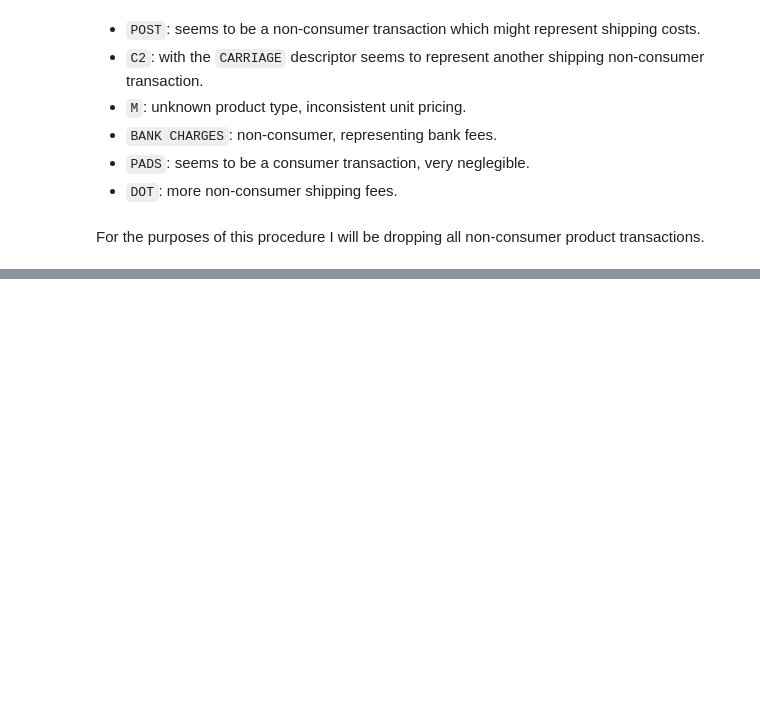
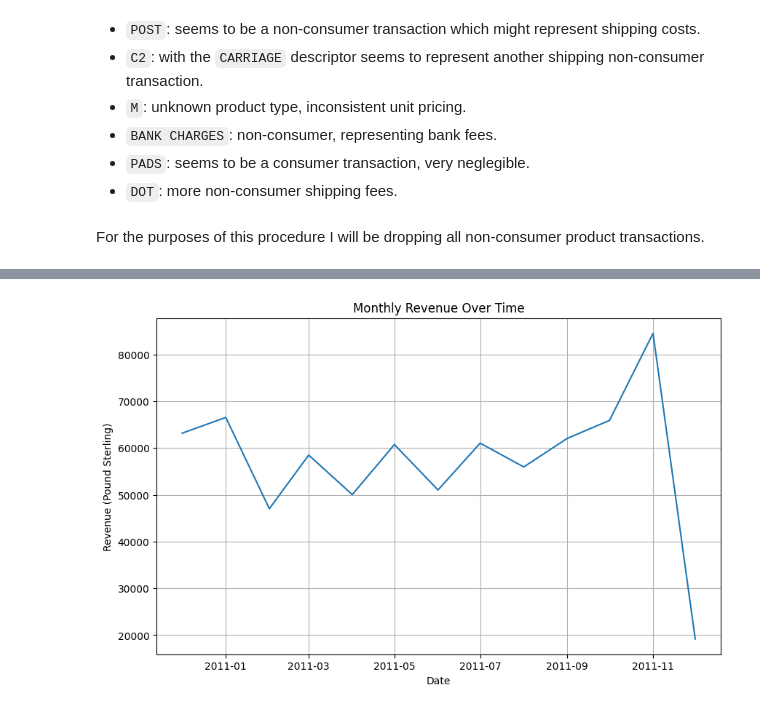
Before and after one commit to UmbertoFasci/SARIMA_SalesForecasting, a Jupyter notebook: SARIMA_Retail_Sales_Forecast.ipynb, the cells around one changed output, grey strips where cells are left out. Drawn from its saved outputs; the diff is of its cells as text; code cells hidden in the pictures; blank space fills up the shorter version.

```diff
--- a/SARIMA_Retail_Sales_Forecast.ipynb
+++ b/SARIMA_Retail_Sales_Forecast.ipynb
@@ -249,0 +254,13 @@ sales_df = sales_df[mask]
+# %%
+sales_df = sales_df[sales_df['UnitPrice'] > 0]
+# %%
+sales_df['Revenue'] = sales_df['Quantity'] * sales_df['UnitPrice']
+
+print(f"Total revenue: ${sales_df['Revenue'].sum():,.2f}")
+
+# monthly sales aggregation
+sales_df['YearMonth'] = sales_df['InvoiceDate'].dt.to_period('M')
+monthly_sales = sales_df.groupby('YearMonth')['Revenue'].sum().reset_index()
+monthly_sales['YearMonth'] = monthly_sales['YearMonth'].dt.to_timestamp()
+
+monthly_sales.describe()
@@ -249,0 +278,9 @@ sales_df = sales_df[mask]
+# %%
+plt.figure(figsize=(10, 6))
+sns.lineplot(data=monthly_sales, x='YearMonth', y='Revenue')
+plt.title('Monthly Revenue Over Time')
+plt.xlabel('Date')
+plt.ylabel('Revenue (Pound Sterling)')
+plt.grid(True)
+# %% [output]
+[figure, added]
```
Also changed, not shown: parts of 5 cells of this notebook.
